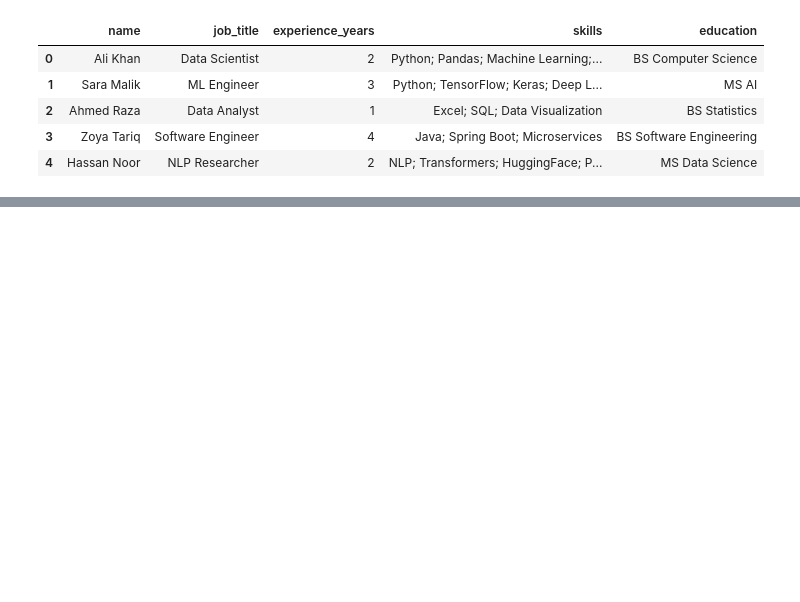
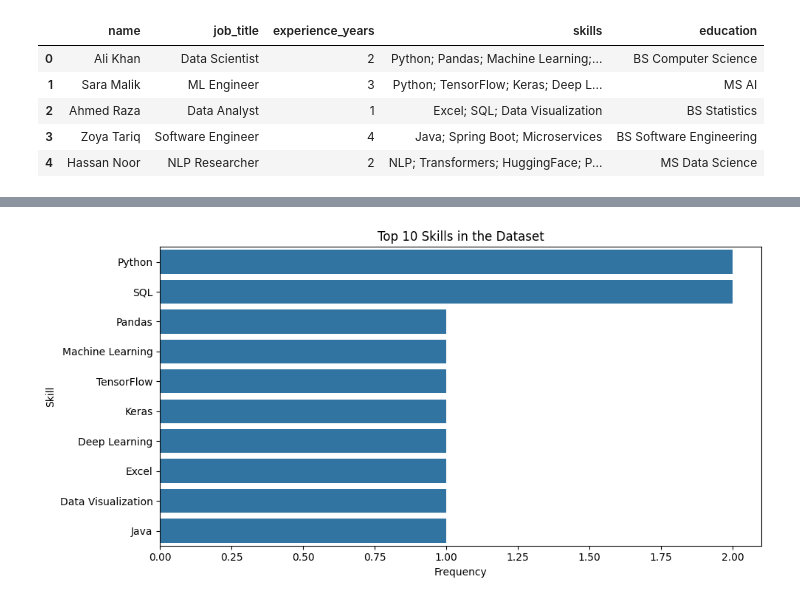
Before and after one commit to Shehrbaano-Ali/Resume-Scorer-Job-Matcher, a Jupyter notebook: notebooks/01_resume_analysis.ipynb, the cells around one changed output, grey strips where cells are left out. Saved outputs shown, nothing was run; the diff lists cells and outputs as text; code cells hidden in the pictures; blank space fills up the shorter version.

```diff
--- a/notebooks/01_resume_analysis.ipynb
+++ b/notebooks/01_resume_analysis.ipynb
@@ -20,0 +111,14 @@ df.head()
+# %%
+from collections import Counter
+
+all_skills = []
+
+# Split and clean each skill entry
+for skill_str in df['skills']:
+    all_skills.extend([s.strip() for s in skill_str.split(';')])
+
+# Count frequency of each skill
+skill_counts = Counter(all_skills)
+
+# Display top 10 skills
+skill_counts.most_common(10)
@@ -20,0 +140,18 @@ df.head()
+# %%
+import matplotlib.pyplot as plt
+import seaborn as sns
+
+# Prepare top 10 skills
+top_skills = skill_counts.most_common(10)
+skills, counts = zip(*top_skills)
+
+# Create bar plot
+plt.figure(figsize=(10, 5))
+sns.barplot(x=list(counts), y=list(skills))
+plt.title('Top 10 Skills in the Dataset')
+plt.xlabel('Frequency')
+plt.ylabel('Skill')
+plt.tight_layout()
+plt.show()
+# %% [output]
+[figure, added]
```
Also changed, not shown: parts of 14 cells of this notebook.
